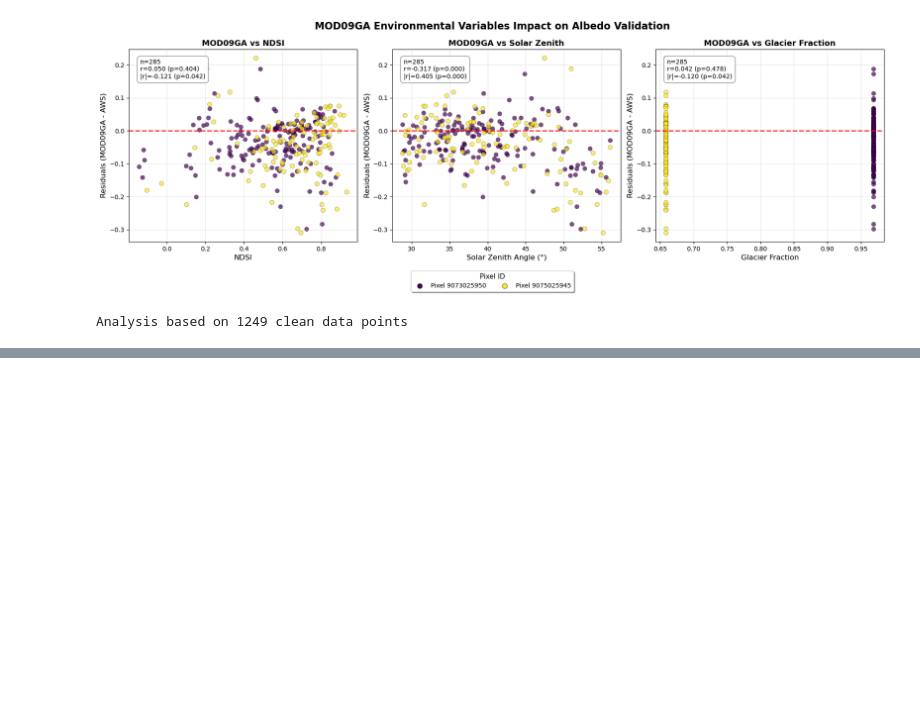
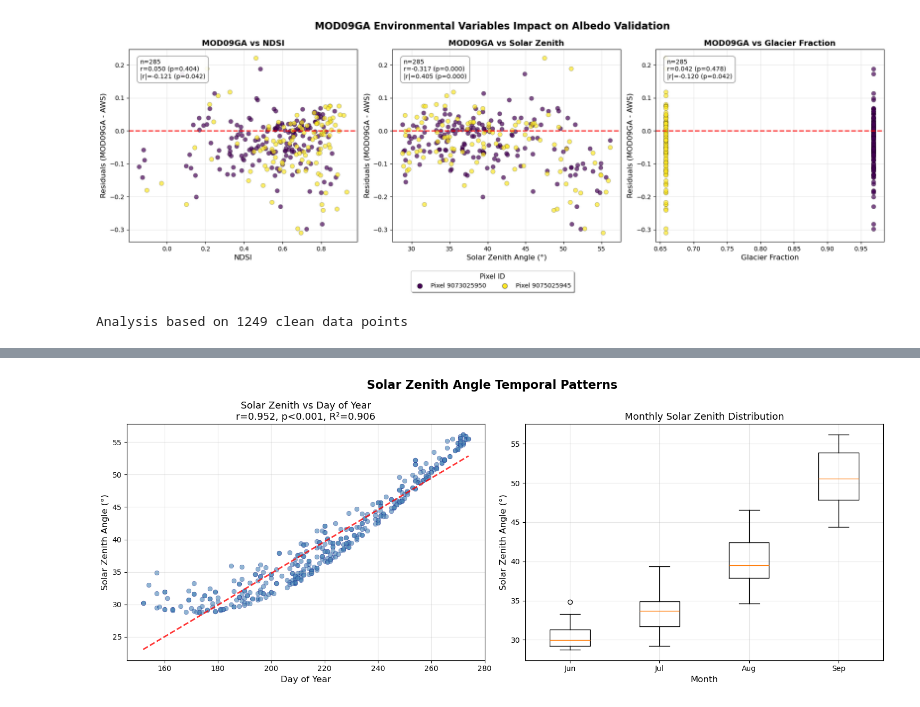
Before and after one commit to tofunori/athabasca_analysis, a Jupyter notebook: Athabasca_Albedo_Satellite_vs_AWS_Validation.ipynb, the cells around one changed output, grey strips where cells are left out. Cells and saved outputs as stored; diff of their text form; code cells hidden in the pictures; blank space fills up the shorter version.

```diff
--- a/Athabasca_Albedo_Satellite_vs_AWS_Validation.ipynb
+++ b/Athabasca_Albedo_Satellite_vs_AWS_Validation.ipynb
@@ -368,3 +368,89 @@ Solar Zenith Analysis:
   Correlation with |residuals|: r=-0.120 (p=0.042)
 [figure]
 Analysis based on 1249 clean data points
+# %%
+# Solar Zenith Angle vs Date Analysis
+import matplotlib.pyplot as plt
+import pandas as pd
+import numpy as np
+from scipy import stats
+
+# Convert date column to datetime and extract day of year
+df_no_outliers_copy = df_no_outliers.copy()
+df_no_outliers_copy['date'] = pd.to_datetime(df_no_outliers_copy['date'])
+df_no_outliers_copy['day_of_year'] = df_no_outliers_copy['date'].dt.dayofyear
+
+# Remove NaN values for solar zenith analysis
+mask = ~np.isnan(df_no_outliers_copy['solar_zenith_mod09ga'])
+data_clean = df_no_outliers_copy[mask].copy()
+
+print("=== SOLAR ZENITH ANGLE vs DATE ANALYSIS ===")
+print(f"Data points: {len(data_clean)}")
+print(f"Date range: {data_clean['date'].min().strftime('%Y-%m-%d')} to {data_clean['date'].max().strftime('%Y-%m-%d')}")
+print(f"Day of year range: {data_clean['day_of_year'].min()} to {data_clean['day_of_year'].max()}")
+print(f"Solar zenith range: {data_clean['solar_zenith_mod09ga'].min():.3f}° to {data_clean['solar_zenith_mod09ga'].max():.3f}°")
+
+# Calculate correlation
+r_doy, p_doy = stats.pearsonr(data_clean['day_of_year'], data_clean['solar_zenith_mod09ga'])
+print(f"Correlation (day of year vs solar zenith): r={r_doy:.3f} (p={p_doy:.3f})")
+print(f"R² = {r_doy**2:.3f} ({r_doy**2*100:.1f}% of variance explained)")
+
+# Monthly aggregation
+data_clean['month'] = data_clean['date'].dt.month
+monthly_stats = data_clean.groupby('month')['solar_zenith_mod09ga'].agg(['mean', 'std', 'count']).round(3)
+print(f"\nMonthly Solar Zenith Statistics:")
+print(monthly_stats)
+
+# Create visualization
+fig, (ax1, ax2) = plt.subplots(1, 2, figsize=(15, 6))
+fig.suptitle('Solar Zenith Angle Temporal Patterns', fontsize=16, fontweight='bold')
+
+# Plot 1: Solar zenith vs day of year
+ax1.scatter(data_clean['day_of_year'], data_clean['solar_zenith_mod09ga'],
+           alpha=0.6, s=40, c='steelblue', edgecolors='navy', linewidth=0.3)
+
+# Add trend line
+z = np.polyfit(data_clean['day_of_year'], data_clean['solar_zenith_mod09ga'], 1)
+p = np.poly1d(z)
+ax1.plot(data_clean['day_of_year'], p(data_clean['day_of_year']), "r--", alpha=0.8, linewidth=2)
+
+ax1.set_xlabel('Day of Year', fontsize=12)
+ax1.set_ylabel('Solar Zenith Angle (°)', fontsize=12)
+ax1.set_title(f'Solar Zenith vs Day of Year\nr={r_doy:.3f}, p<0.001, R²={r_doy**2:.3f}', fontsize=13)
+ax1.grid(True, alpha=0.3)
+
+# Plot 2: Monthly boxplot
+monthly_data = [data_clean[data_clean['month'] == m]['solar_zenith_mod09ga'].values
+                for m in sorted(data_clean['month'].unique())]
+months = sorted(data_clean['month'].unique())
+month_labels = ['Jan', 'Feb', 'Mar', 'Apr', 'May', 'Jun',
+                'Jul', 'Aug', 'Sep', 'Oct', 'Nov', 'Dec']
+
+ax2.boxplot(monthly_data, labels=[month_labels[m-1] for m in months])
+ax2.set_xlabel('Month', fontsize=12)
+ax2.set_ylabel('Solar Zenith Angle (°)', fontsize=12)
+ax2.set_title('Monthly Solar Zenith Distribution', fontsize=13)
+ax2.grid(True, alpha=0.3)
+
+plt.tight_layout()
+plt.show()
+
+# Check seasonal patterns
+winter_months = [12, 1, 2]
+summer_months = [6, 7, 8]
+
+winter_data = data_clean[data_clean['month'].isin(winter_months)]
+summer_data = data_clean[data_clean['month'].isin(summer_months)]
+
+if len(winter_data) > 0 and len(summer_data) > 0:
+    print(f"\n=== SEASONAL COMPARISON ===")
+    print(f"Winter (Dec-Feb): Mean solar zenith = {winter_data['solar_zenith_mod09ga'].mean():.3f}° (n={len(winter_data)})")
+    print(f"Summer (Jun-Aug): Mean solar zenith = {summer_data['solar_zenith_mod09ga'].mean():.3f}° (n={len(summer_data)})")
+    print(f"Difference: {winter_data['solar_zenith_mod09ga'].mean() - summer_data['solar_zenith_mod09ga'].mean():.3f}°")
+
+print(f"\n=== INTERPRETATION ===")
+print(f"• Very strong correlation (r={r_doy:.3f}) between day of year and solar zenith angle")
+print(f"• {r_doy**2*100:.1f}% of solar zenith variation explained by seasonal position")
+print(f"• Data spans June-September (day {data_clean['day_of_year'].min()}-{data_clean['day_of_year'].max()})")
+print(f"• Solar zenith increases {z[0]:.3f}°/day through summer-autumn transition")
+# %% [output]
@@ -370,0 +472 @@ Analysis based on 1249 clean data points
+[figure, added]
```
Also changed, not shown: parts of 3 cells of this notebook, 3 other files.
